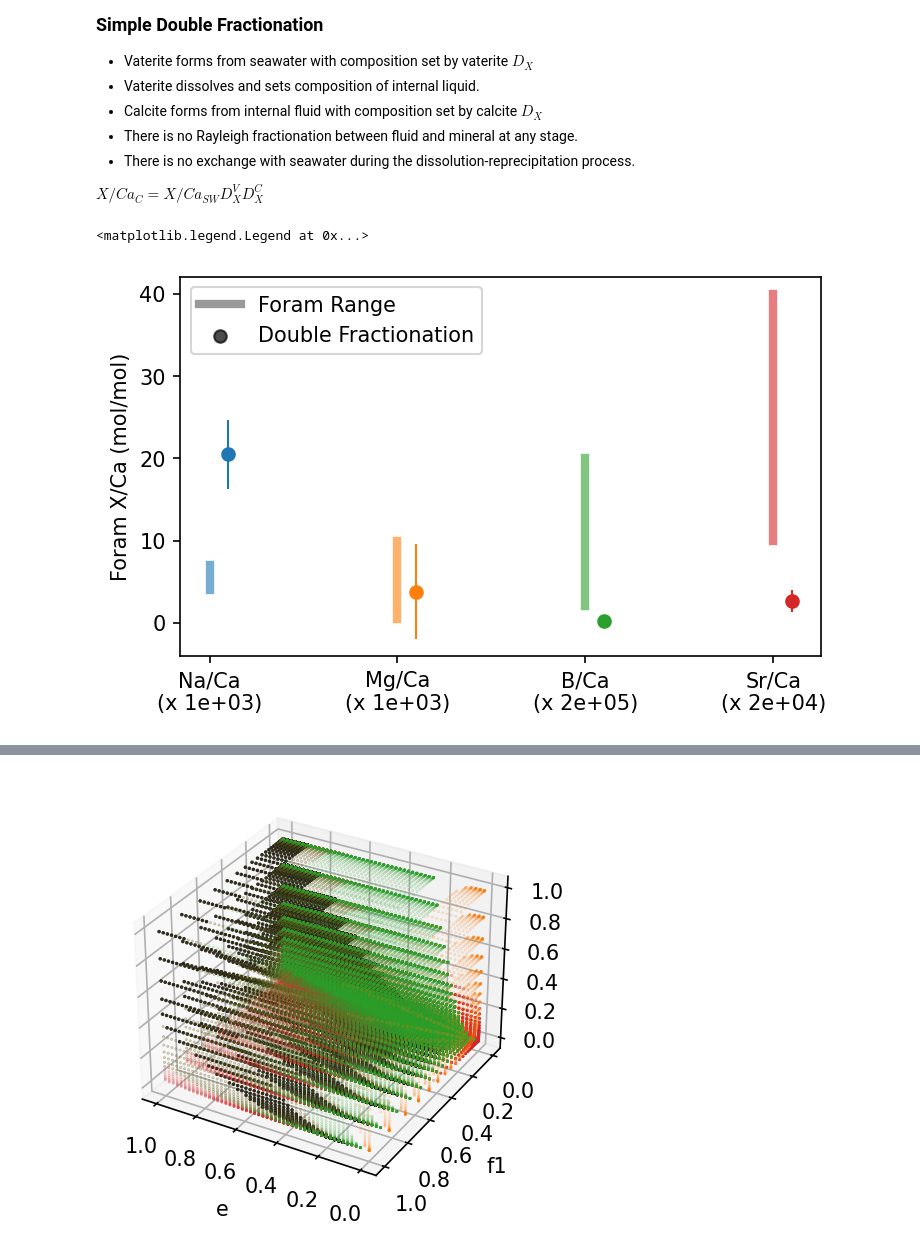
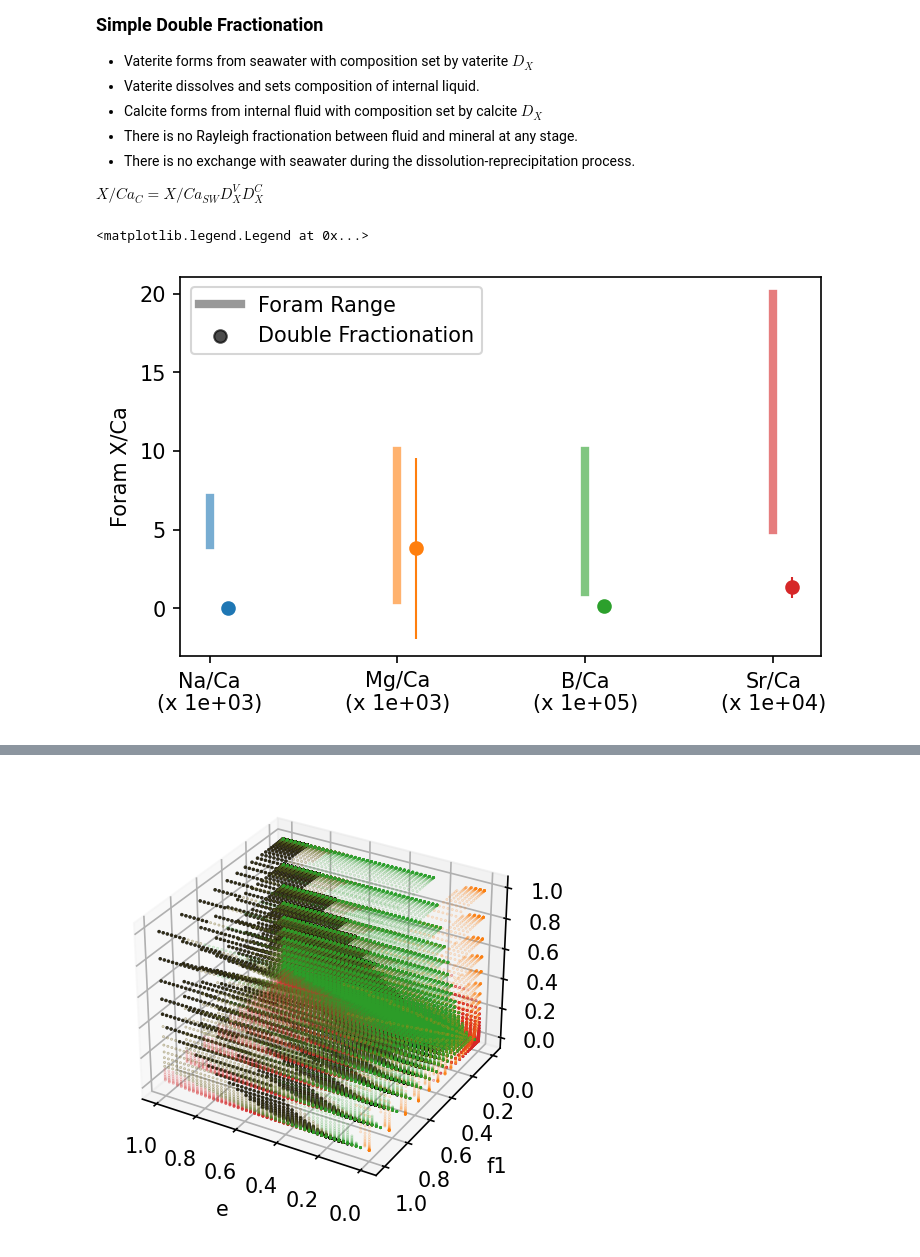
Before and after one commit to oscarbranson/supplementary, a Jupyter notebook: supplements/vaterite_geochem/04_double_fractionation.ipynb, the cells around one changed output, grey strips where cells are left out. Saved outputs shown, nothing was run; the diff lists cells and outputs as text; code cells hidden in the pictures.

```diff
--- a/supplements/vaterite_geochem/04_double_fractionation.ipynb
+++ b/supplements/vaterite_geochem/04_double_fractionation.ipynb
@@ -63,8 +63,8 @@ foram_ratio_ranges = {
 multipliers = {
     'Na': 1e3,
     'Mg': 1e3,
-    'B': 2e5,
-    'Sr': 2e4
+    'B': 1e5,
+    'Sr': 1e4,
 }
 # %% [markdown]
 ## Can double-fractionation explain foram geochemistry?
@@ -83,30 +83,30 @@ calc_foram = {el: SW_ratios[el] * D_calcite[el] * D_vaterite[el] for el in SW_ra
 # %%
 fig, ax = plt.subplots(constrained_layout=True)
 
 els = list(SW_ratios.keys())
 
 space = 0.1
 
 for i, el in enumerate(els):
     m = np.array(multipliers[el])
     line = ax.plot([i,i], foram_ratio_ranges[el] * m, lw=4, alpha=0.6)
 
     c = line[0].get_color()
 
     ax.scatter(i + space, nom(calc_foram[el]) * m, color=c)
     ax.errorbar(i + space, nom(calc_foram[el]) * m, err(calc_foram[el]) * m, color=c, lw=0, elinewidth=1)
 
 ax.set_xticks(np.arange(len(SW_ratios)))
 ax.set_xticklabels([f'{el}/Ca\n(x {multipliers[el]:.0e})' for el in els])
 
-ax.set_ylabel('Foram X/Ca (mol/mol)')
+ax.set_ylabel('Foram X/Ca')
 
 ax.plot([],[],color='k', lw=4, alpha=0.4, label='Foram Range')
 ax.scatter([],[], color='k', alpha=0.7, label='Double Fractionation')
 ax.legend()
 # %% [output]
 <matplotlib.legend.Legend at 0x...>
-[figure, old version]
+[figure, new version]
 # %% [markdown]
 ### Double Fractionation with Seawater Exchange
 
```
Also changed, not shown: parts of 2 cells of this notebook, 1 other file.
